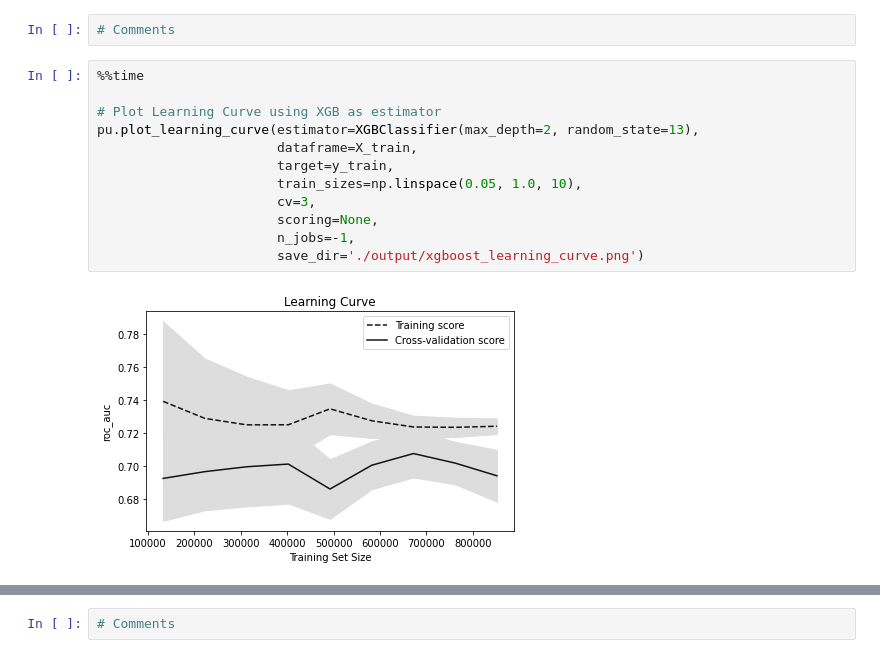
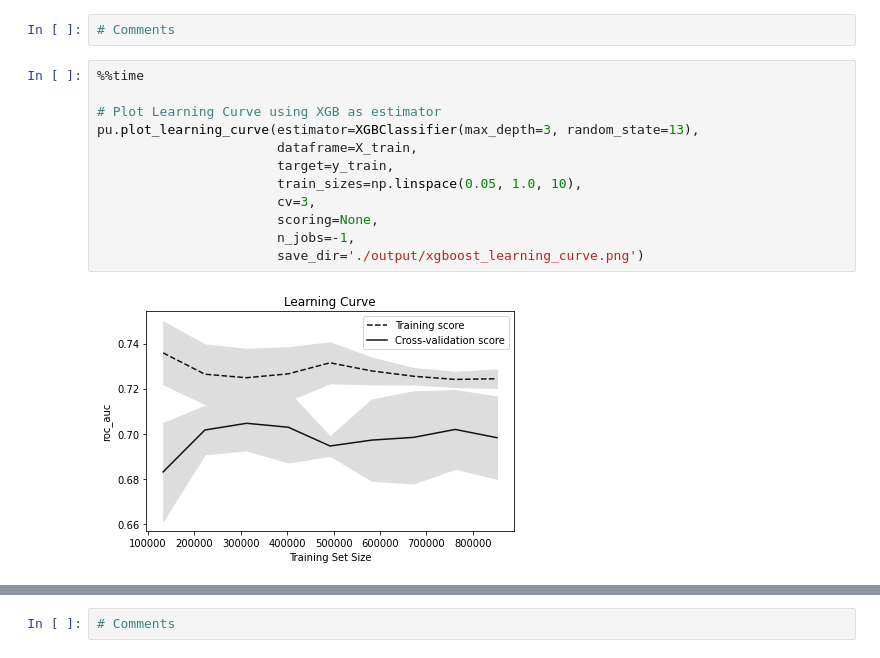
Before and after one commit to felgabr/p2p_lending_data, a Jupyter notebook: 1_modeling.ipynb, the cells around one changed output, grey strips where cells are left out. Drawn from its saved outputs; the diff is of its cells as text.

```diff
--- a/1_modeling.ipynb
+++ b/1_modeling.ipynb
@@ -140,14 +137,14 @@ Wall time: 6h 11min 41s
 # %%
 %%time
 
 # Plot Learning Curve using XGB as estimator
-pu.plot_learning_curve(estimator=XGBClassifier(max_depth=2, random_state=13),
+pu.plot_learning_curve(estimator=XGBClassifier(max_depth=3, random_state=13),
                        dataframe=X_train,
                        target=y_train,
                        train_sizes=np.linspace(0.05, 1.0, 10),
                        cv=3,
                        scoring=None,
                        n_jobs=-1,
                        save_dir='./output/xgboost_learning_curve.png')
 # %% [output]
-[figure, old version]
+[figure, new version]
```
Also changed, not shown: parts of 30 cells of this notebook, 18 other files.
